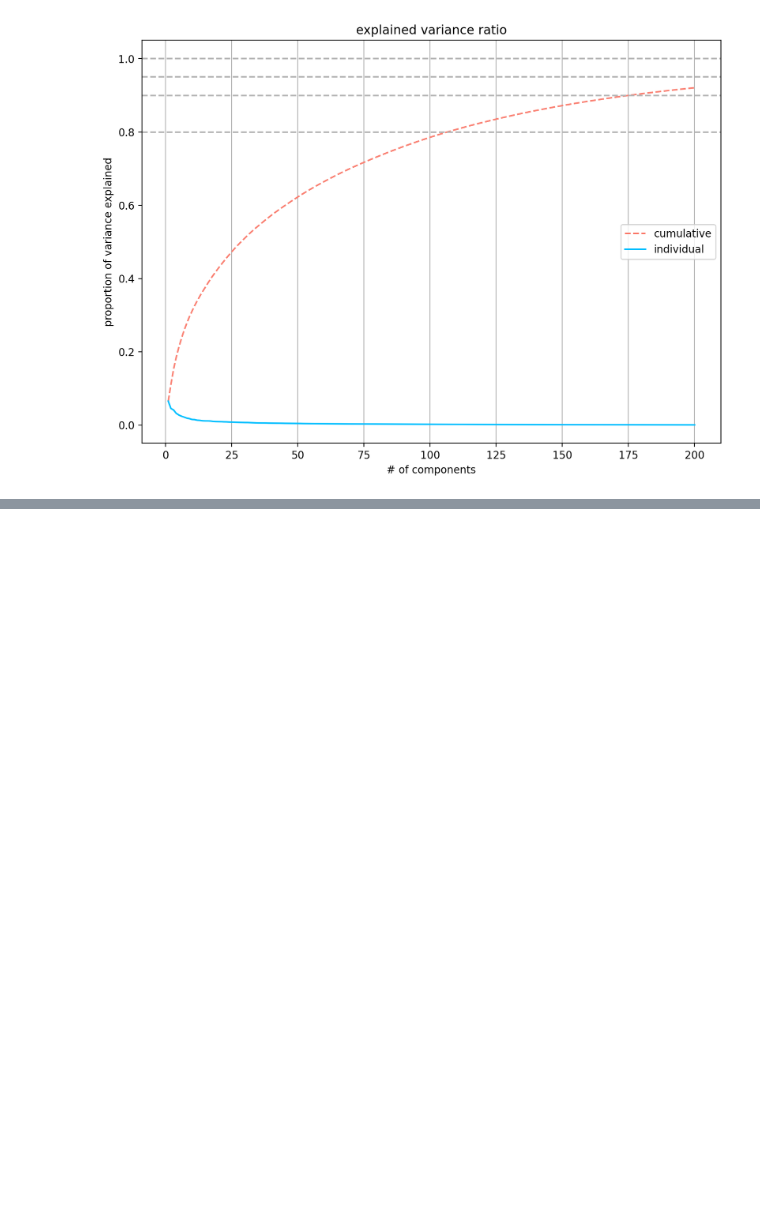
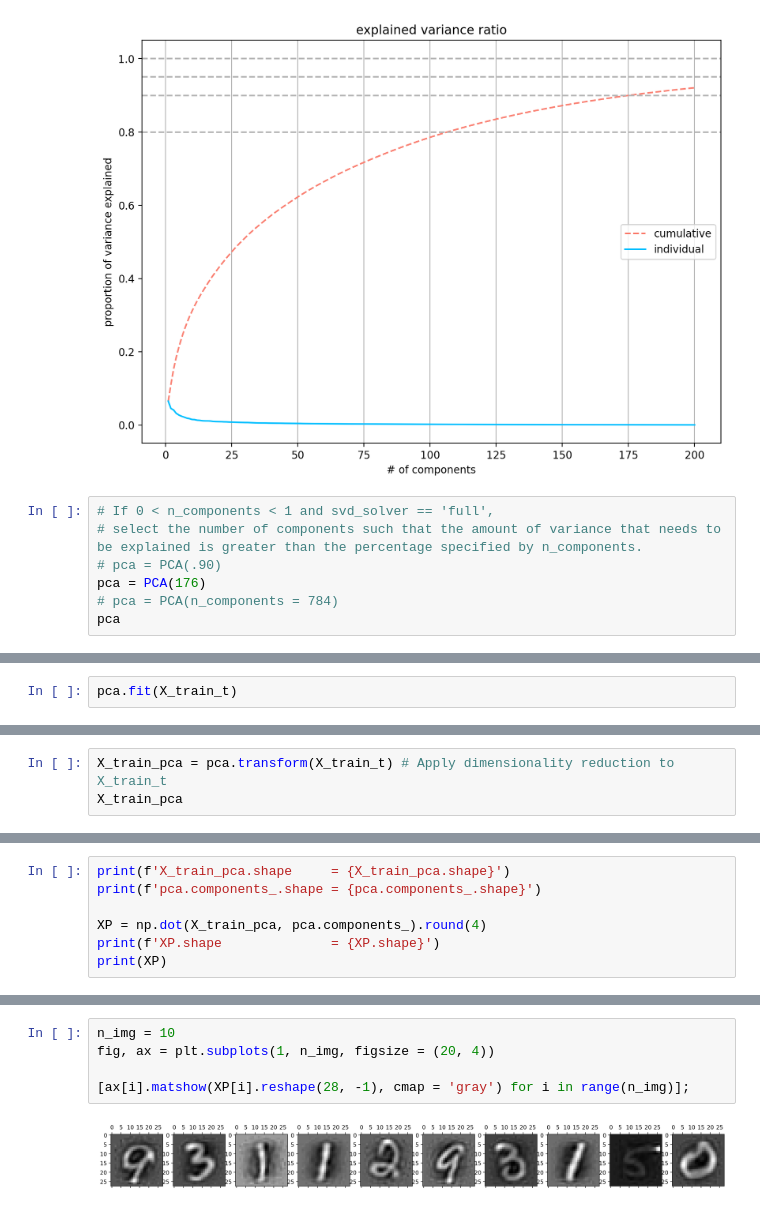
Before and after one commit to pNatTueku/ml_learning_with_ajprasertcbs, a Jupyter notebook: notebooks/pca_visualize_and_classify_mnist_hanfdwritten_img.ipynb, the cells around one changed output, grey strips where cells are left out. Saved outputs shown, nothing was run; the diff lists cells and outputs as text; blank space fills up the shorter version.

```diff
--- a/notebooks/pca_visualize_and_classify_mnist_hanfdwritten_img.ipynb
+++ b/notebooks/pca_visualize_and_classify_mnist_hanfdwritten_img.ipynb
@@ -264,3 +264,10 @@ scree_plot(X_train, 200, False, False)
 scree_plot(X_train, 200, True, False)
 # %% [output]
 [figure]
+# %%
+# If 0 < n_components < 1 and svd_solver == 'full',
+# select the number of components such that the amount of variance that needs to be explained is greater than the percentage specified by n_components.
+# pca = PCA(.90)
+pca = PCA(176)
+# pca = PCA(n_components = 784)
+pca
@@ -266,0 +276,2 @@ scree_plot(X_train, 200, True, False)
+# %%
+pca.fit(X_train_t)
@@ -266,0 +288,3 @@ scree_plot(X_train, 200, True, False)
+# %%
+X_train_pca = pca.transform(X_train_t) # Apply dimensionality reduction to X_train_t
+X_train_pca
@@ -266,0 +380,7 @@ scree_plot(X_train, 200, True, False)
+# %%
+print(f'X_train_pca.shape     = {X_train_pca.shape}')
+print(f'pca.components_.shape = {pca.components_.shape}')
+
+XP = np.dot(X_train_pca, pca.components_).round(4)
+print(f'XP.shape              = {XP.shape}')
+print(XP)
@@ -266,0 +398,7 @@ scree_plot(X_train, 200, True, False)
+# %%
+n_img = 10
+fig, ax = plt.subplots(1, n_img, figsize = (20, 4))
+
+[ax[i].matshow(XP[i].reshape(28, -1), cmap = 'gray') for i in range(n_img)];
+# %% [output]
+[figure, added]
```
Also changed, not shown: parts of 35 cells of this notebook.
